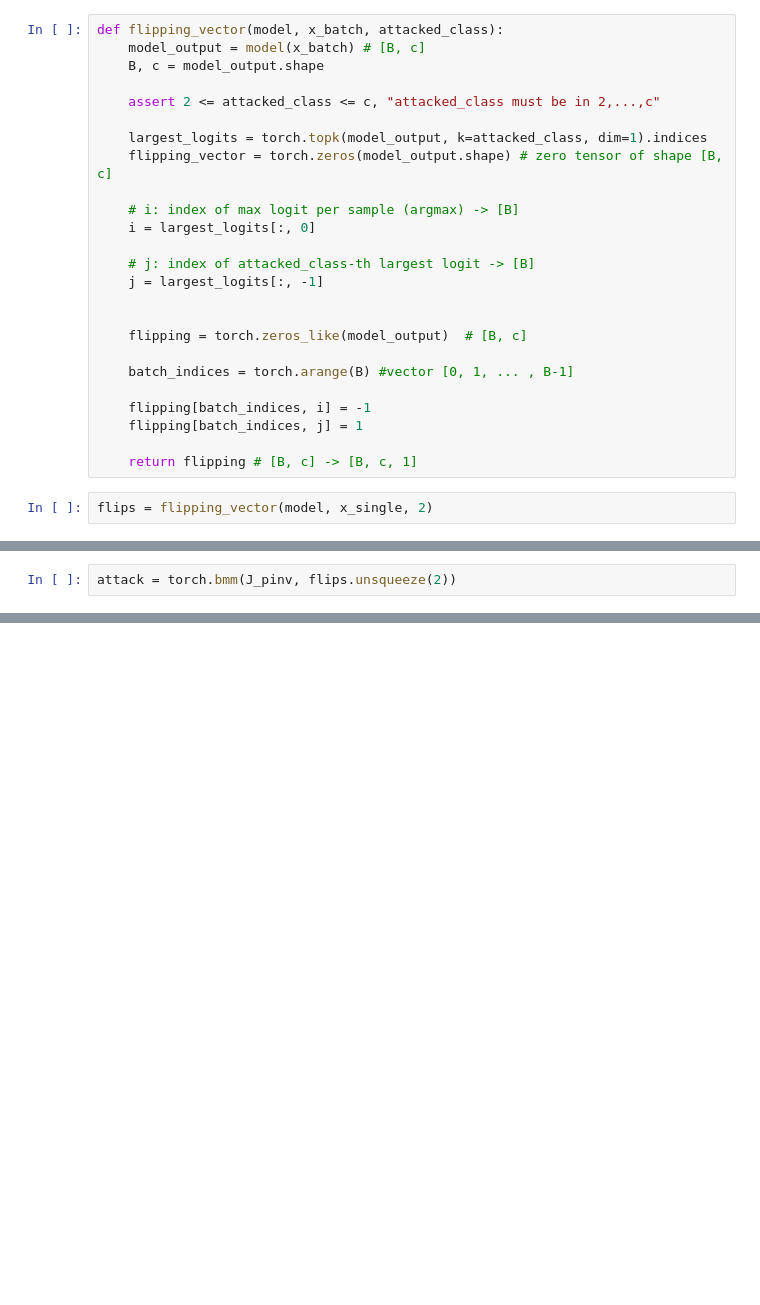
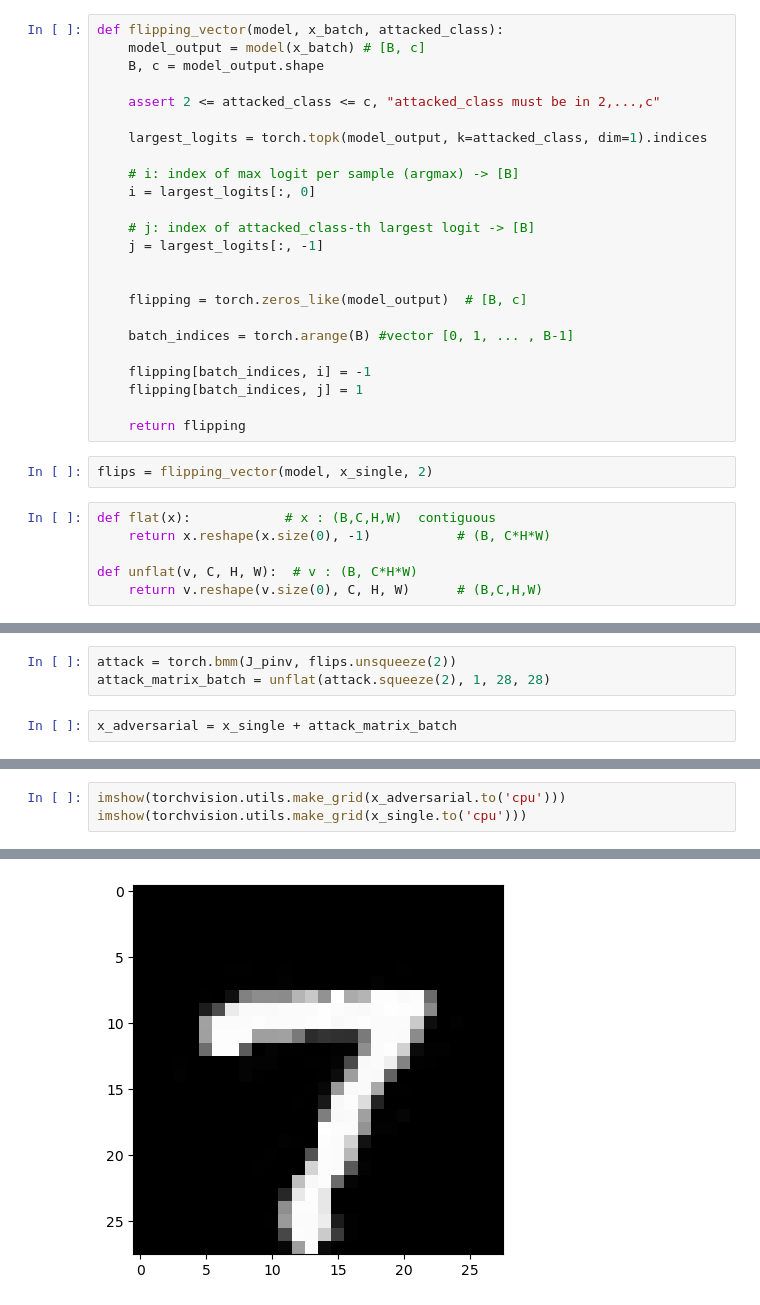
Before and after one commit to PabloHueso/Adversarial-attacks, a Jupyter notebook: ClassifierNotebook.ipynb, the cells around one changed output, grey strips where cells are left out. Cells and saved outputs as stored; diff of their text form; blank space fills up the shorter version.

```diff
--- a/ClassifierNotebook.ipynb
+++ b/ClassifierNotebook.ipynb
@@ -233,7 +277,6 @@ def flipping_vector(model, x_batch, attacked_class):
     assert 2 <= attacked_class <= c, "attacked_class must be in 2,...,c"
 
     largest_logits = torch.topk(model_output, k=attacked_class, dim=1).indices
-    flipping_vector = torch.zeros(model_output.shape) # zero tensor of shape [B, c]
 
     # i: index of max logit per sample (argmax) -> [B]
     i = largest_logits[:, 0]
@@ -249,7 +292,13 @@ def flipping_vector(model, x_batch, attacked_class):
     flipping[batch_indices, i] = -1
     flipping[batch_indices, j] = 1
 
-    return flipping # [B, c] -> [B, c, 1]
+    return flipping
 # %%
 flips = flipping_vector(model, x_single, 2)
+# %%
+def flat(x):            # x : (B,C,H,W)  contiguous
+    return x.reshape(x.size(0), -1)           # (B, C*H*W)
+
+def unflat(v, C, H, W):  # v : (B, C*H*W)
+    return v.reshape(v.size(0), C, H, W)      # (B,C,H,W)
 # %%
@@ -259,3 +309,6 @@ flips.unsqueeze(2).shape
 torch.Size([1, 10, 1])
 # %%
 attack = torch.bmm(J_pinv, flips.unsqueeze(2))
+attack_matrix_batch = unflat(attack.squeeze(2), 1, 28, 28)
+# %%
+x_adversarial = x_single + attack_matrix_batch
@@ -261,0 +331,4 @@ attack = torch.bmm(J_pinv, flips.unsqueeze(2))
+# %%
+imshow(torchvision.utils.make_grid(x_adversarial.to('cpu')))
+imshow(torchvision.utils.make_grid(x_single.to('cpu')))
+# %% [output]
@@ -261,0 +336 @@ attack = torch.bmm(J_pinv, flips.unsqueeze(2))
+[figure, added]
```
Also changed, not shown: parts of 19 cells of this notebook, 1 other file.
